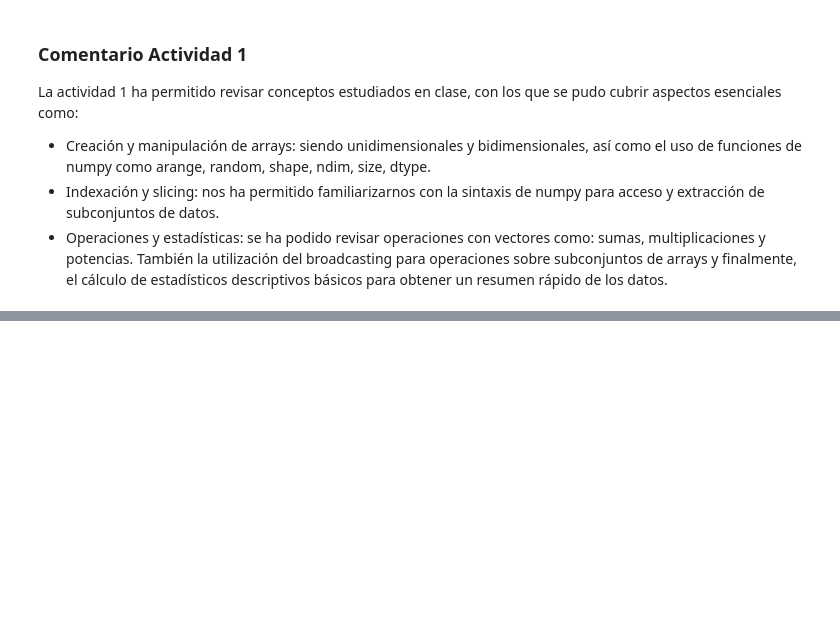
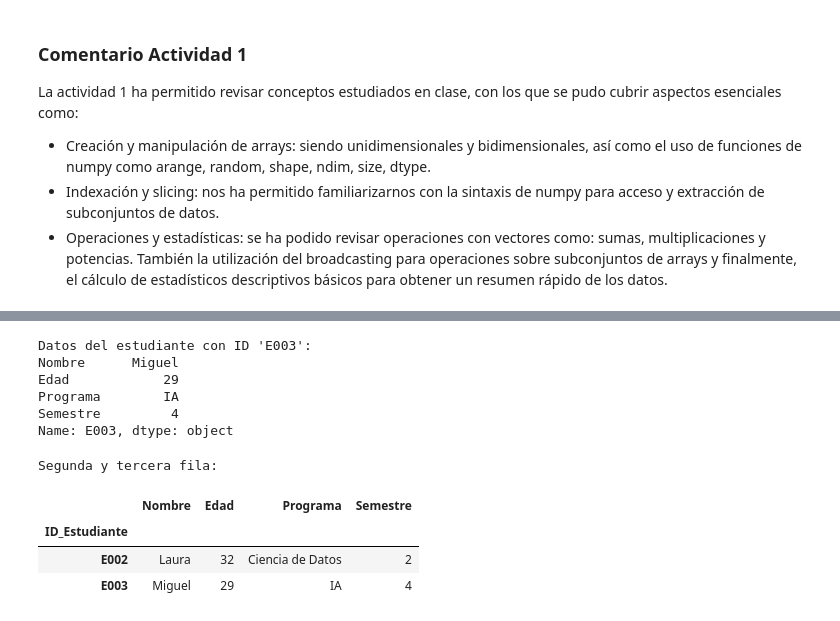
Before and after one commit to dennysrojas/programacion_estadistica, a Jupyter notebook: taller_practico.ipynb, the cells around one changed output, grey strips where cells are left out. Cells and saved outputs as stored; diff of their text form; code cells hidden in the pictures; blank space fills up the shorter version.

```diff
--- a/taller_practico.ipynb
+++ b/taller_practico.ipynb
@@ -233,0 +366,22 @@ La actividad 1 ha permitido revisar conceptos estudiados en clase, con los que s
+# %%
+# b. Selecciona e imprime los datos del estudiante con ID_Estudiante 'E003' utilizando .loc[]
+df_estudiantes.set_index('ID_Estudiante', inplace=True)
+print("Datos del estudiante con ID 'E003':")
+print(df_estudiantes.loc['E003'])
+# %% [output]
+Datos del estudiante con ID 'E003':
+Nombre      Miguel
+Edad            29
+Programa        IA
+Semestre         4
+Name: E003, dtype: object
+# %%
+# c. Selecciona e imprime la segunda y tercera fila del DataFrame utilizando .iloc[]
+print("Segunda y tercera fila:")
+df_estudiantes.iloc[1:3]
+# %% [output]
+Segunda y tercera fila:
+|  | Nombre | Edad | Programa | Semestre |
+| ID_Estudiante |  |  |  |  |
+| E002 | Laura | 32 | Ciencia de Datos | 2 |
+| E003 | Miguel | 29 | IA | 4 |
```
Also changed, not shown: parts of 23 cells of this notebook.
